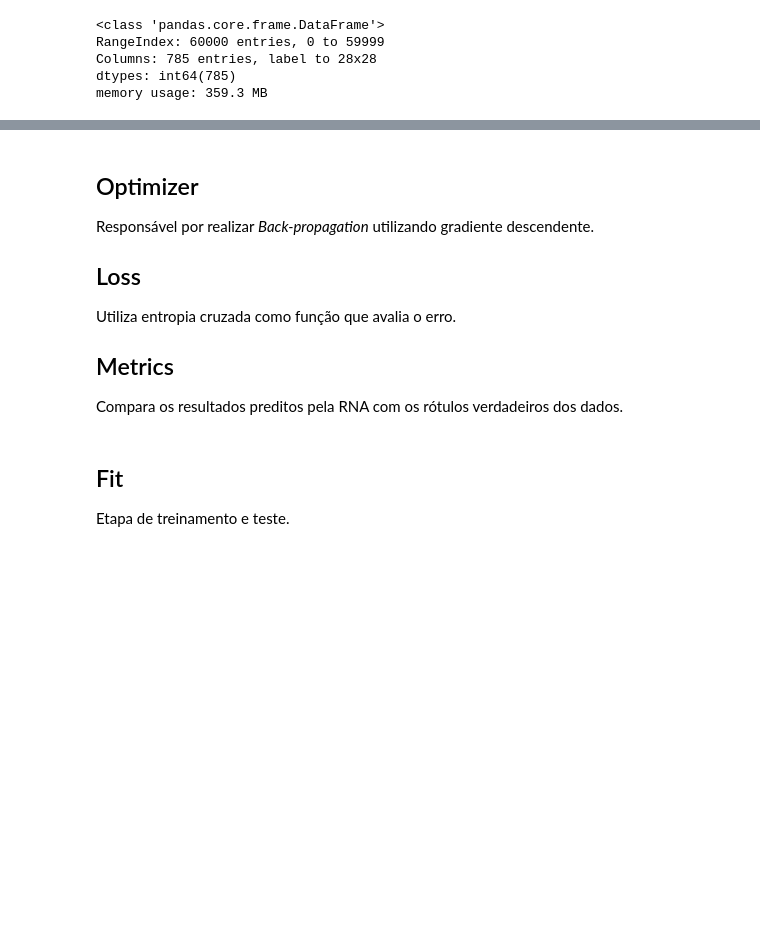
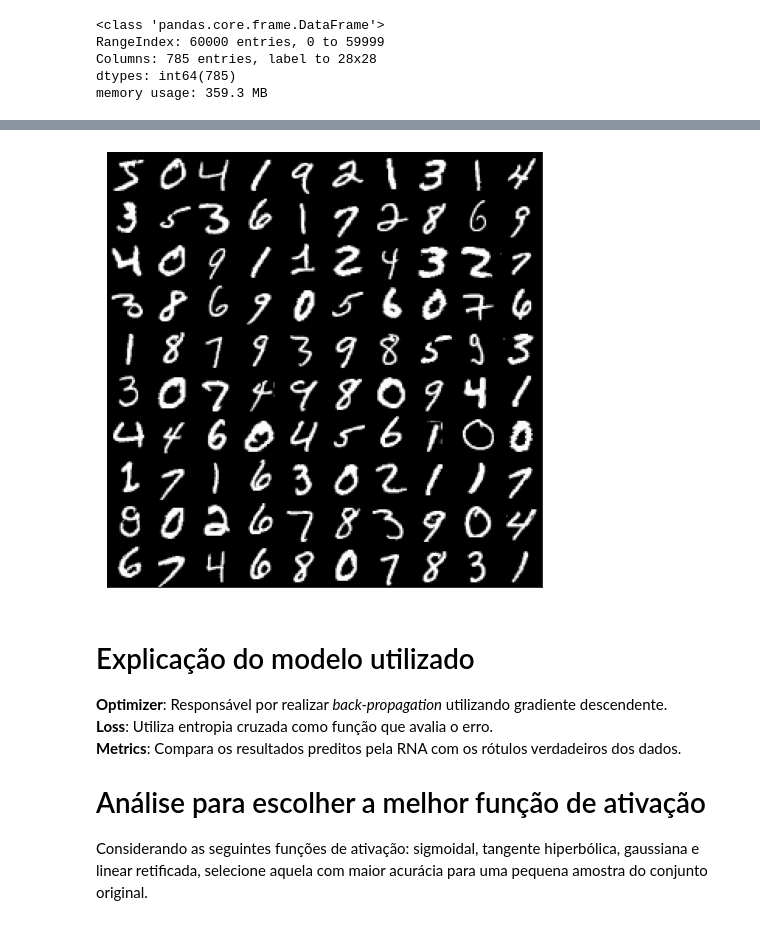
Before and after one commit to MarcoGrivol/aprendizado-maquina1, a Jupyter notebook: Trabalho 1/Teste.ipynb, the cells around one changed output, grey strips where cells are left out. Cells and saved outputs as stored; diff of their text form; code cells hidden in the pictures; blank space fills up the shorter version.

Commit message:
RNA melhorada

```diff
--- a/Trabalho 1/Teste.ipynb
+++ b/Trabalho 1/Teste.ipynb
@@ -23,2 +78,3 @@ def plot_images(data, n_img_per_row=10, cmap='gray'):
 # %%
-original_df = pd.read_csv('data/mnist_train.csv')
+original_df_train = pd.read_csv('data/mnist_train.csv')
+original_df_test = pd.read_csv('data/mnist_test.csv')
@@ -41,0 +81,4 @@ df
+# %%
+df_train = original_df_train.copy()
+df_test = original_df_test.copy()
+df_train
@@ -67,0 +115,4 @@ rna = tf.keras.models.Sequential([
+# %%
+frames = [df_train, df_test]
+df = pd.concat(frames)
+df
@@ -68,9 +133,12 @@ rna = tf.keras.models.Sequential([
+# %%
+plot_images(df.iloc[:, 1:].to_numpy())
+# %% [output]
+[figure, added]
 # %% [markdown]
-## Optimizer
-Responsável por realizar *Back-propagation* utilizando gradiente descendente.
+# Explicação do modelo utilizado
+**Optimizer**: Responsável por realizar *back-propagation* utilizando gradiente descendente.\
+**Loss**: Utiliza entropia cruzada como função que avalia o erro. \
+**Metrics**: Compara os resultados preditos pela RNA com os rótulos verdadeiros dos dados.
 
-## Loss
-Utiliza entropia cruzada como função que avalia o erro.
-
-## Metrics
-Compara os resultados preditos pela RNA com os rótulos verdadeiros dos dados.
+# Análise para escolher a melhor função de ativação
+Considerando as seguintes funções de ativação: sigmoidal, tangente hiperbólica, gaussiana e linear retificada, selecione aquela com maior acurácia para uma pequena amostra do conjunto original.
@@ -83,3 +144,0 @@ rna.compile(
-# %% [markdown]
-## Fit
-Etapa de treinamento e teste.
```
Also changed, not shown: parts of 20 cells of this notebook.
